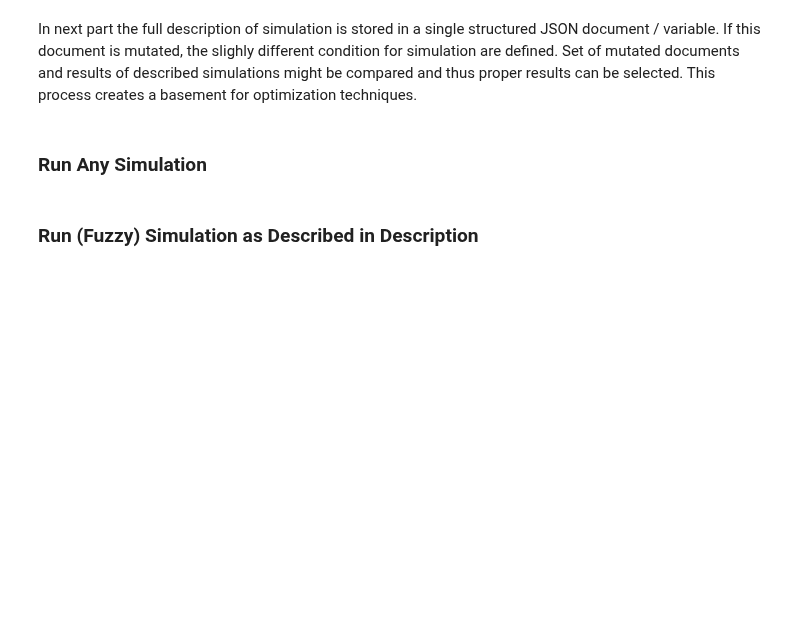
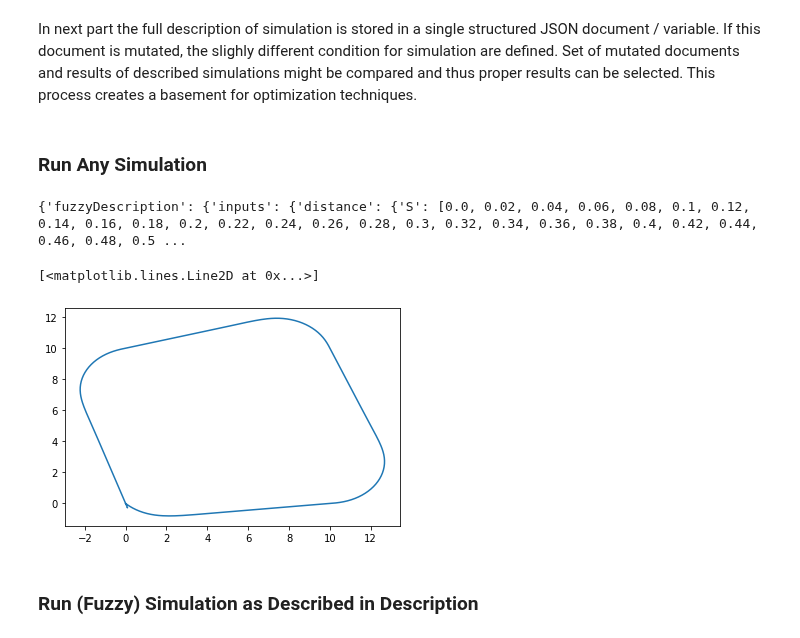
Before and after one commit to vanthuanhvhq/GA_FLC, a Jupyter notebook: Optimization_of_FuzzyLogicController.ipynb, the cells around one changed output. Cells and saved outputs as stored; diff of their text form; code cells hidden in the pictures; blank space fills up the shorter version.

```diff
--- a/Optimization_of_FuzzyLogicController.ipynb
+++ b/Optimization_of_FuzzyLogicController.ipynb
@@ -502,8 +515,8 @@ def runSimulation(fitnessFunctionDescription, controllerCreator, selectors=selec
       t0 = t0, t_bound = t_bound, max_step = max_step)
 
   controllerParams = fitnessFunctionDescription['controllerParams']
-  robot = robotModelCreator(controllerCreator, pathForSimulation, **controllerParams)
-  robotStates = solverfunc(robot)
+  completeRobot = robotModelCreator(controllerCreator, pathForSimulation, **controllerParams)
+  robotStates = solverfunc(completeRobot)
 
   results = {}
   for key, selector in selectors.items():
@@ -514,6 +527,20 @@ def runSimulation(fitnessFunctionDescription, controllerCreator, selectors=selec
       results[key].append(selector(currentState))
 
   return results
+# %%
+def fromChromozomeToDescriptionCircle(chromozome, description):
+    result = {**description}
+    result['controllerParams']['gain'] = chromozome[0]
+    return result
+# %%
+description = fromChromozomeToDescriptionCircle([4], fitnessFunctionDescription)
+print(description)
+results = runSimulation(description, createCircleControllerWithGain, selectors)
+plt.plot(results['x'], results['y'])
+# %% [output]
+{'fuzzyDescription': {'inputs': {'distance': {'S': [0.0, 0.02, 0.04, 0.06, 0.08, 0.1, 0.12, 0.14, 0.16, 0.18, 0.2, 0.22, 0.24, 0.26, 0.28, 0.3, 0.32, 0.34, 0.36, 0.38, 0.4, 0.42, 0.44, 0.46, 0.48, 0.5 ...
+[<matplotlib.lines.Line2D at 0x...>]
+[figure, added]
 # %% [markdown]
 ### Run (Fuzzy) Simulation as Described in Description
 # %% [markdown]
```
Also changed, not shown: parts of 7 cells of this notebook.
